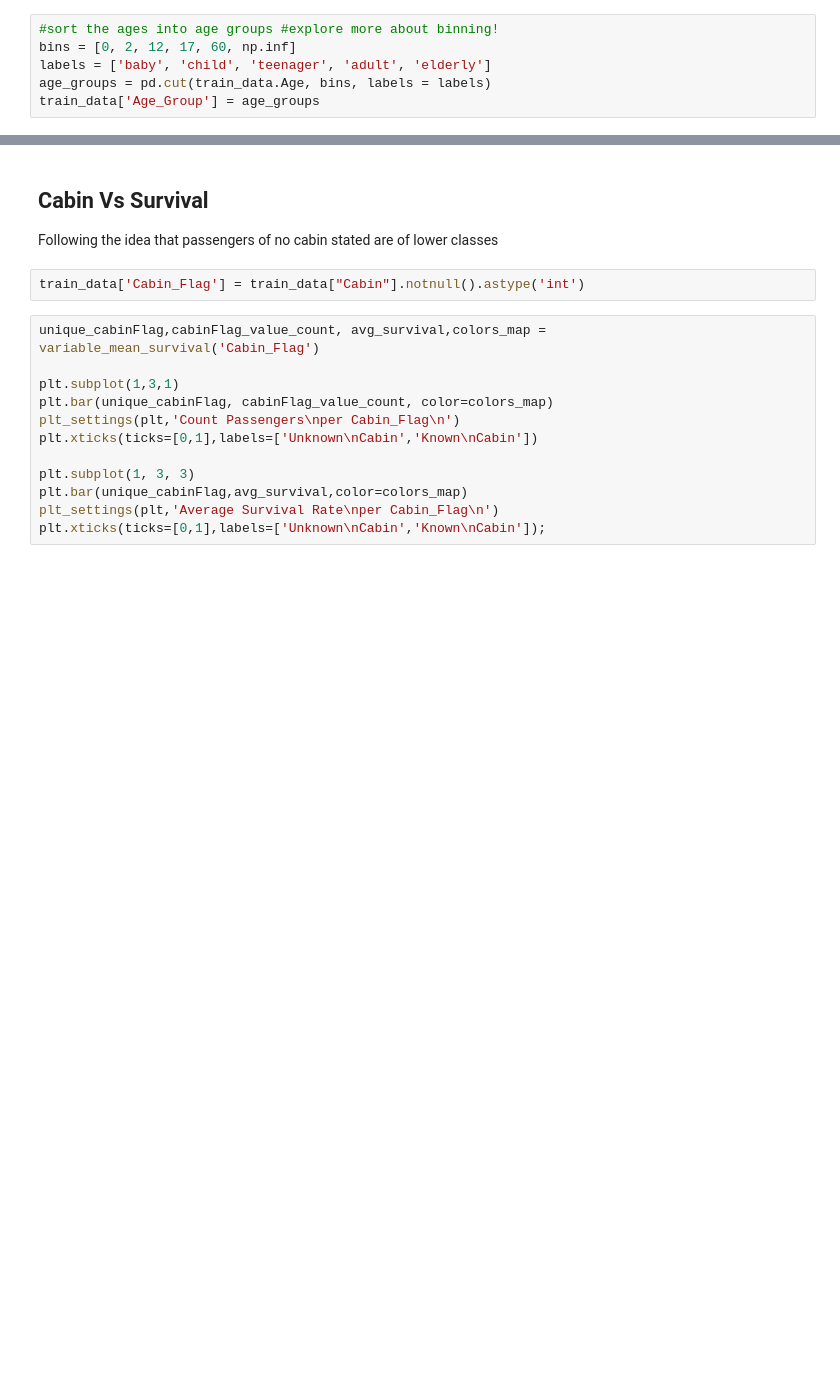
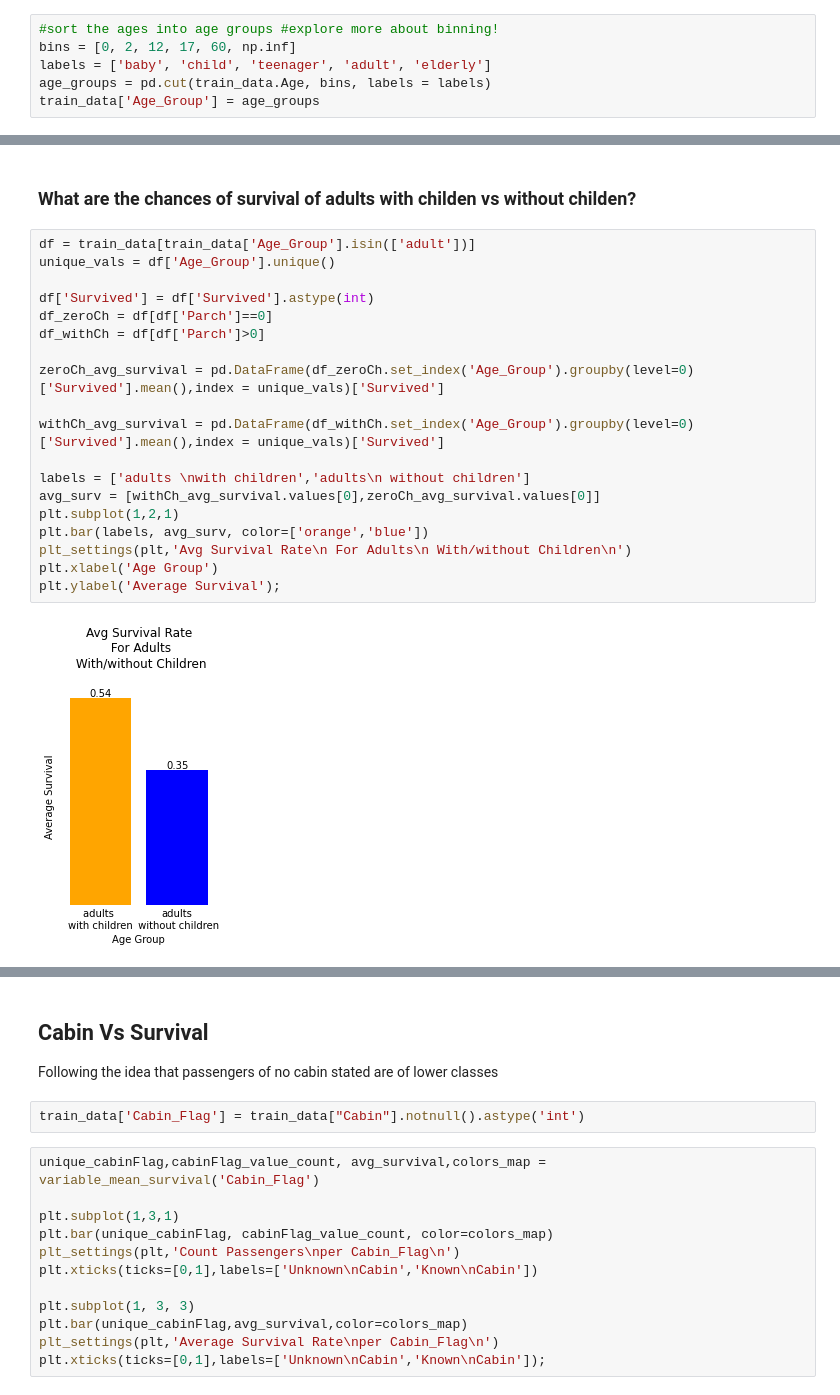
Before and after one commit to AyaHamdyAziz/Kaggle_Titanic_Survival_Prediction, a Jupyter notebook: Code/titanic-ml-challenge _v2.ipynb, the cells around one changed output, grey strips where cells are left out. Saved outputs shown, nothing was run; the diff lists cells and outputs as text; blank space fills up the shorter version.

```diff
--- a/Code/titanic-ml-challenge _v2.ipynb
+++ b/Code/titanic-ml-challenge _v2.ipynb
@@ -554,0 +547,23 @@ Name: PassengerId, dtype: int64
+# %% [markdown]
+### What are the chances of survival of adults with childen vs without childen?
+# %%
+df = train_data[train_data['Age_Group'].isin(['adult'])]
+unique_vals = df['Age_Group'].unique()
+
+df['Survived'] = df['Survived'].astype(int)
+df_zeroCh = df[df['Parch']==0]
+df_withCh = df[df['Parch']>0]
+
+zeroCh_avg_survival = pd.DataFrame(df_zeroCh.set_index('Age_Group').groupby(level=0)['Survived'].mean(),index = unique_vals)['Survived']
+
+withCh_avg_survival = pd.DataFrame(df_withCh.set_index('Age_Group').groupby(level=0)['Survived'].mean(),index = unique_vals)['Survived']
+
+labels = ['adults \nwith children','adults\n without children']
+avg_surv = [withCh_avg_survival.values[0],zeroCh_avg_survival.values[0]]
+plt.subplot(1,2,1)
+plt.bar(labels, avg_surv, color=['orange','blue'])
+plt_settings(plt,'Avg Survival Rate\n For Adults\n With/without Children\n')
+plt.xlabel('Age Group')
+plt.ylabel('Average Survival');
+# %% [output]
+[figure, added]
```
Also changed, not shown: parts of 23 cells of this notebook.
